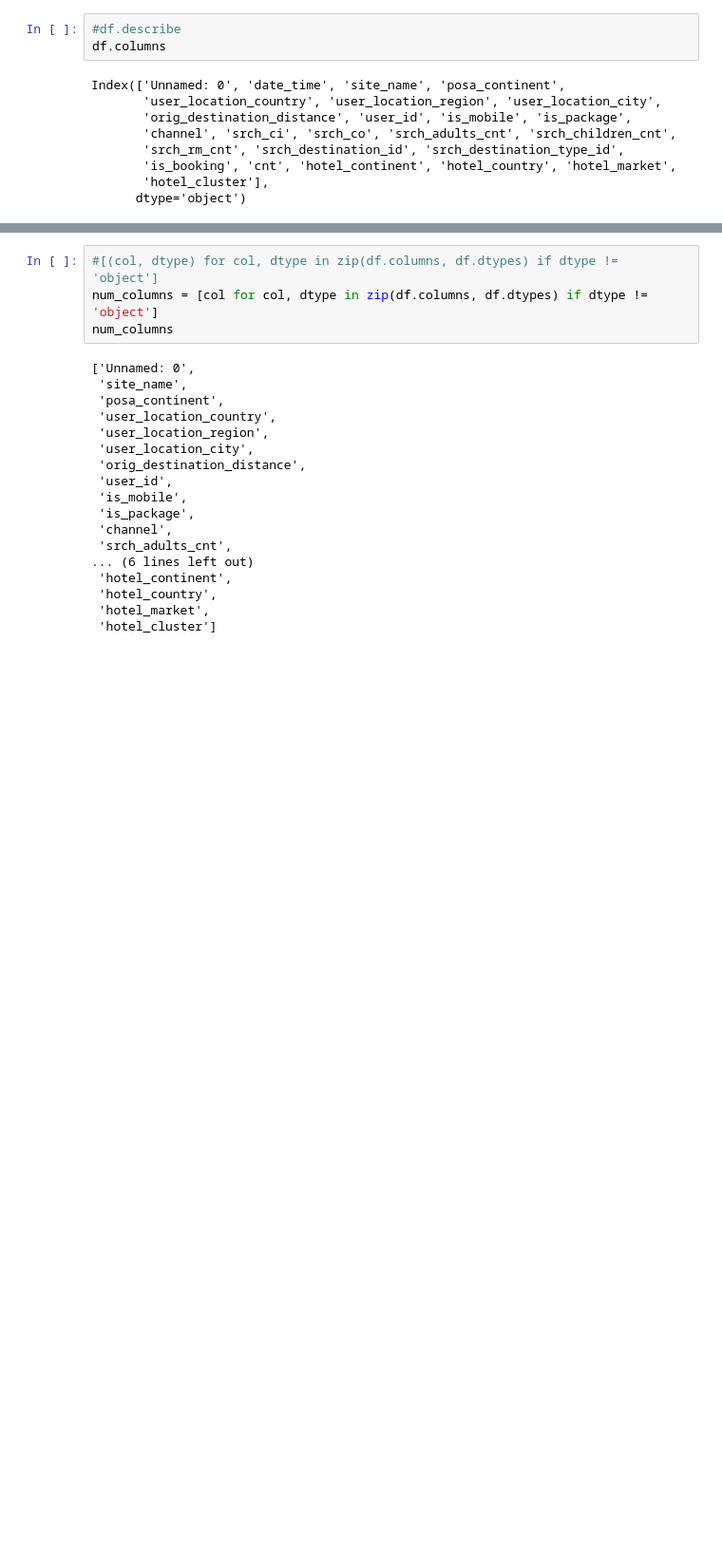
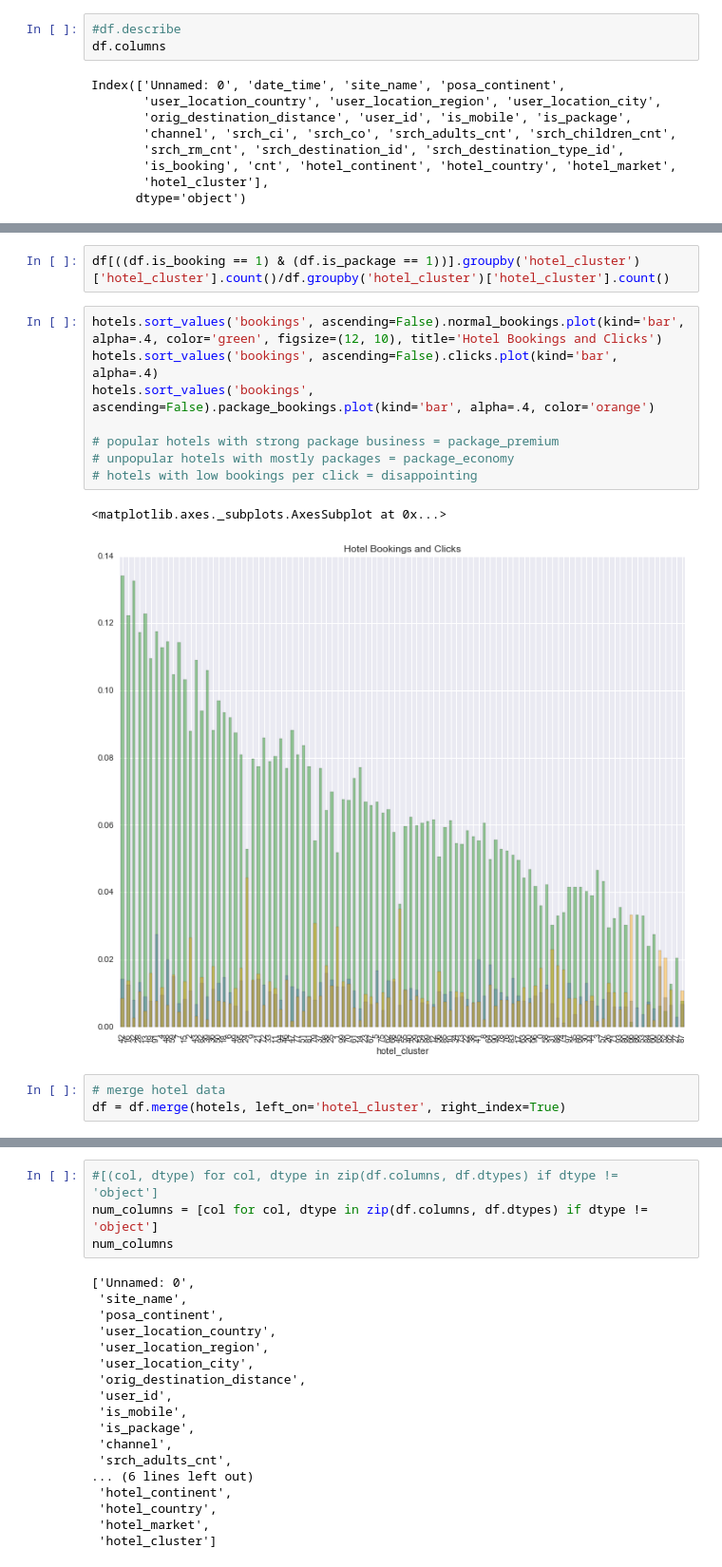
Before and after one commit to stevendoll/expedia, a Jupyter notebook: expedia.ipynb, the cells around one changed output, grey strips where cells are left out. Shown at 95% size. Cells and saved outputs as stored; diff of their text form; blank space fills up the shorter version.

```diff
--- a/expedia.ipynb
+++ b/expedia.ipynb
@@ -72,0 +152,16 @@ users loyal to a brand
+# %%
+df[((df.is_booking == 1) & (df.is_package == 1))].groupby('hotel_cluster')['hotel_cluster'].count()/df.groupby('hotel_cluster')['hotel_cluster'].count()
+# %%
+hotels.sort_values('bookings', ascending=False).normal_bookings.plot(kind='bar', alpha=.4, color='green', figsize=(12, 10), title='Hotel Bookings and Clicks')
+hotels.sort_values('bookings', ascending=False).clicks.plot(kind='bar', alpha=.4)
+hotels.sort_values('bookings', ascending=False).package_bookings.plot(kind='bar', alpha=.4, color='orange')
+
+# popular hotels with strong package business = package_premium
+# unpopular hotels with mostly packages = package_economy
+# hotels with low bookings per click = disappointing
+# %% [output]
+<matplotlib.axes._subplots.AxesSubplot at 0x...>
+[figure, added]
+# %%
+# merge hotel data
+df = df.merge(hotels, left_on='hotel_cluster', right_index=True)
```
Also changed, not shown: parts of 21 cells of this notebook.
